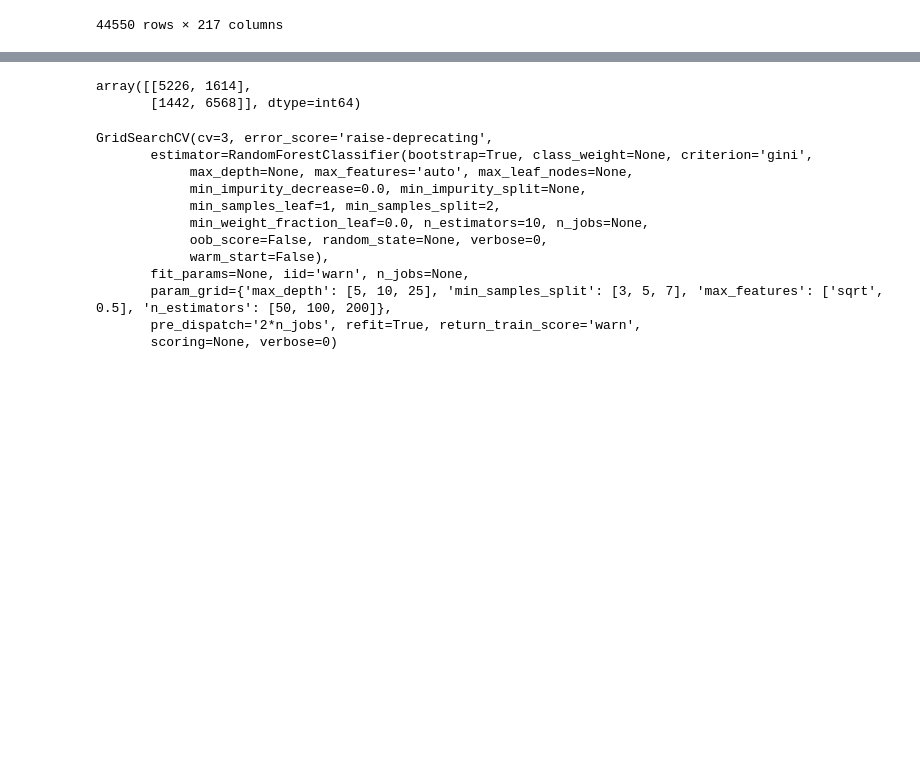
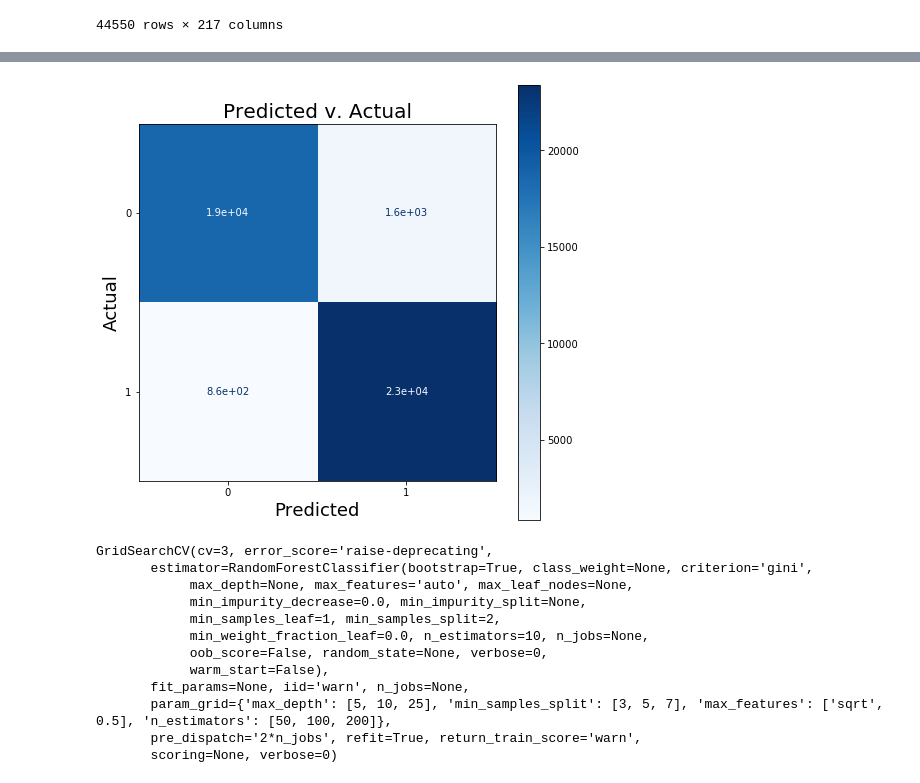
Before and after one commit to MWilliamson96/Tanzania_Well_Competition, a Jupyter notebook: eda/Paul_model_2.ipynb, the cells around one changed output, grey strips where cells are left out. Saved outputs shown, nothing was run; the diff lists cells and outputs as text; code cells hidden in the pictures; blank space fills up the shorter version.

Commit message:
conf matrix added

```diff
--- a/eda/Paul_model_2.ipynb
+++ b/eda/Paul_model_2.ipynb
@@ -165,5 +183,0 @@ from sklearn.metrics import confusion_matrix
-# %%
-confusion_matrix(y_te_final,y_pred_rf_1)
-# %% [output]
-array([[5226, 1614],
-       [1442, 6568]], dtype=int64)
@@ -170,3 +186,13 @@ array([[5226, 1614],
+# %%
+fig, ax= plt.subplots(figsize=(8,8))
+plot_confusion_matrix(rf, x_val, y_tr_final, ax = ax, cmap=plt.cm.Blues)
+plt.title('Predicted v. Actual', fontsize = 20)
+ax.grid(False)
+plt.xlabel('Predicted', fontsize = 18)
+plt.ylabel('Actual', fontsize = 18)
+plt.show()
+# %% [output]
+[figure, added]
 # %%
 #params = {'max_depth': [5,10,25],
  #   'min_samples_split': [3,5,7],
```
Also changed, not shown: parts of 5 cells of this notebook.
